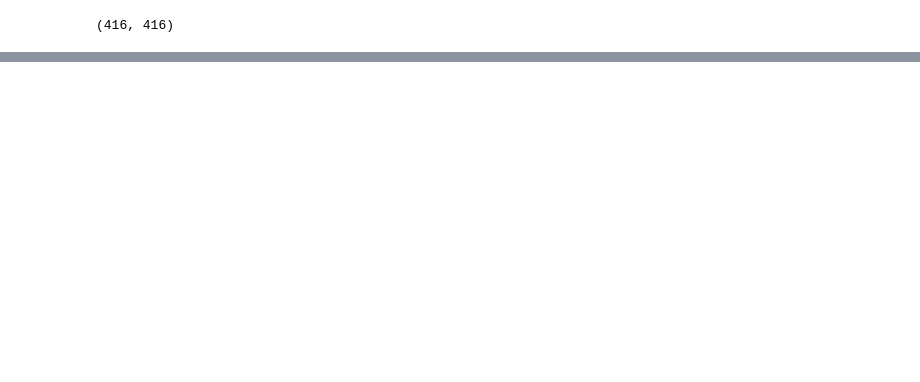
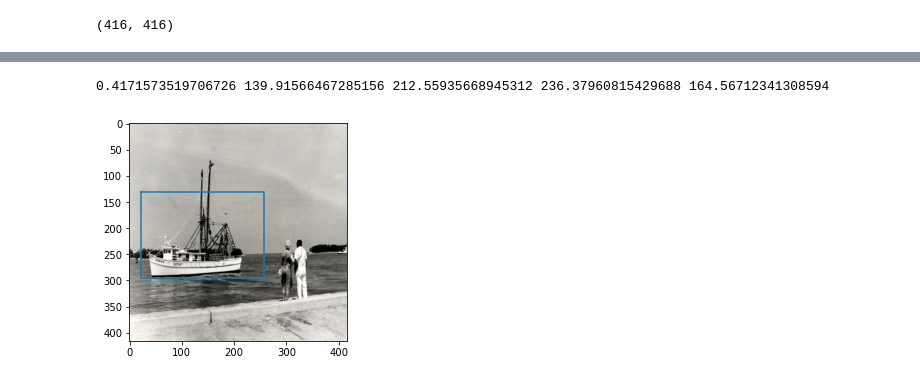
Before and after one commit to luisfarre/final_project_ih, a Jupyter notebook: Yolo3.ipynb, the cells around one changed output, grey strips where cells are left out. Drawn from its saved outputs; the diff is of its cells as text; code cells hidden in the pictures; blank space fills up the shorter version.

```diff
--- a/Yolo3.ipynb
+++ b/Yolo3.ipynb
@@ -390,18 +339,19 @@ with open(test_img_list_path, "r") as test_img_list_f:
     # tqdm run up to 1000(The # of test set)
     for line in tqdm(test_img_list_f):
         image_id = line.strip().split('/')[-1].strip().split('.')[0]
-        print(image_id)
         infer_result = detect(net, meta, line.strip().encode(), thresh=threshold)
-        print(infer_result)
         submit_line = ""
         for e in infer_result:
+            label = e[0]
             confi = e[1]
-            w = e[2][2]
-            h = e[2][3]
-            x = e[2][0]-w/2
-            y = e[2][1]-h/2
-            submit_line += "{} {} {} {} {} ".format(confi, x, y, w, h)
-        print(submit_line)
+
+            rw = e[2][2]
+            rh = e[2][3]
+            rcx = e[2][0]
+            rcy = e[2][1]
+
+
+            submit_line += "{} {} {} {} {} ".format(confi, rcx, rcy, rw, rh)
         submit_dict["ImageId"].append(image_id)
         submit_dict["PredictionString"].append(submit_line)
 
@@ -416,0 +359,9 @@ pd.DataFrame(submit_dict).to_csv(submit_file_path, index=False)
+# %%
+    rw = (XMax - XMin)
+    rh = (YMax - YMin)
+    rcx = XMin + rw/2
+    rcy = YMin + rh/2
+
+    line = "{} {} {} {} {}\n".format(label, rcx, rcy, rw, rh)
+# %%
+submissions = pd.read_csv('submission.csv')
@@ -416,0 +384,21 @@ pd.DataFrame(submit_dict).to_csv(submit_file_path, index=False)
+# %%
+ex_image_id = '7ad97d60756cc575'
+ex_img_path = os.path.join(FRAME_PATH, "{}.jpg".format(ex_image_id))
+#ex_label_path = os.path.join(MASK_PATH, "{}.txt".format(ex_image_id))
+df_predict = submissions['PredictionString'][submissions['ImageId']==ex_image_id]
+
+plt.imshow(cv2.cvtColor(cv2.imread(ex_img_path),cv2.COLOR_BGR2RGB))
+
+for row in df_predict:
+    print(row)
+    p = row.strip().split()
+    confianza  = p[0]
+    rcx, rcy, rw, rh = [float(i) for i in p[1:]]
+    x = rcx - rw/2
+    y = rcy - rh/2
+    w = rw
+    h = rh
+    plt.plot([x, x, x+w, x+w, x], [y, y+h, y+h, y, y])
+# %% [output]
+0.4171573519706726 139.91566467285156 212.55935668945312 236.37960815429688 164.56712341308594
+[figure, added]
```
Also changed, not shown: parts of 35 cells of this notebook.
